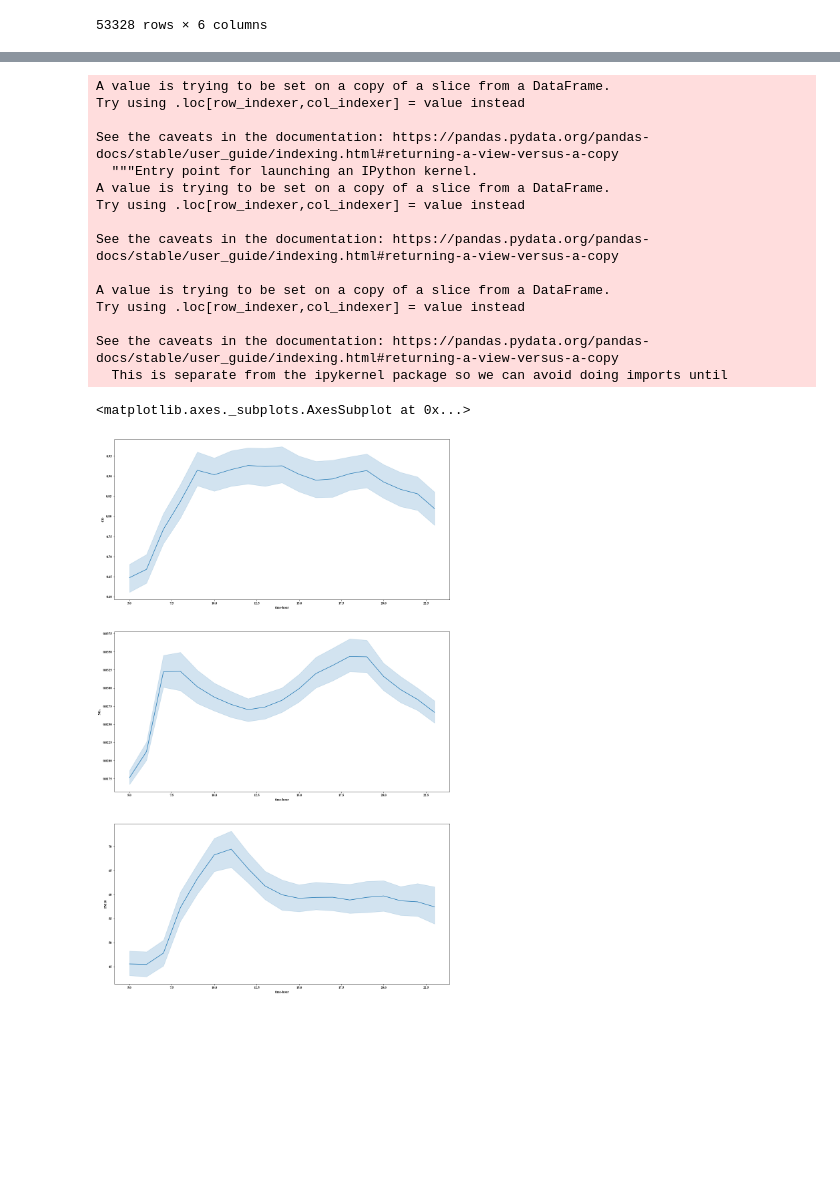
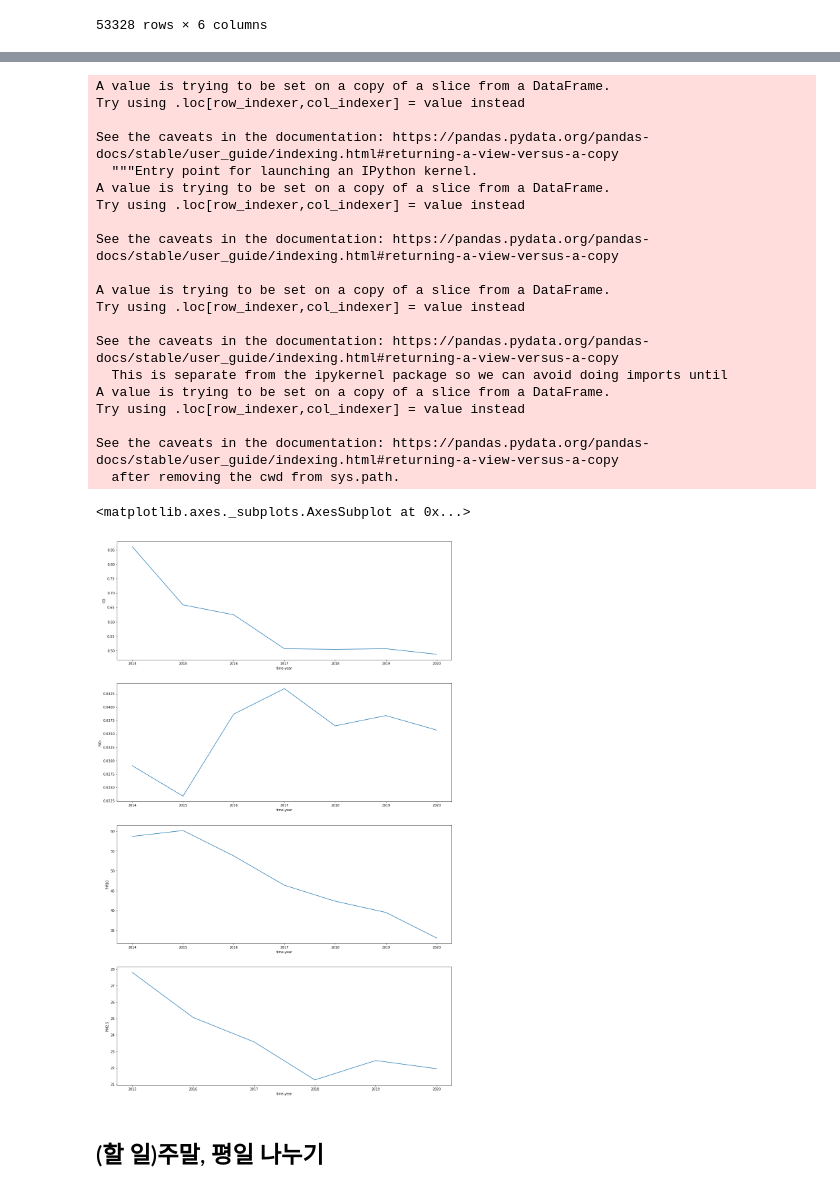
Before and after one commit to tbnsok40/Busan-Subway-Station-Pollutants-data, a Jupyter notebook: [Lab] AQMS 대기 데이터.ipynb, the cells around one changed output, grey strips where cells are left out. Cells and saved outputs as stored; diff of their text form; code cells hidden in the pictures; blank space fills up the shorter version.

```diff
--- a/[Lab] AQMS 대기 데이터.ipynb
+++ b/[Lab] AQMS 대기 데이터.ipynb
@@ -388,0 +346,3 @@ Name: time-hour, Length: 8759, dtype: bool
+# %%
+온천non= (온천['time-hour']<=23) & (온천['time-hour']>=5)
+온천op= (온천['time-hour']>=0) & (온천['time-hour']<5)
@@ -389,7 +362,12 @@ Name: time-hour, Length: 8759, dtype: bool
+# %%
+# 온천op = 온천.loc[온천op]
+온천non = 온천.loc[온천non]
+# 온천non
 # %%
 온천non['CO']=온천non['CO'].apply(pd.to_numeric, errors='coerce')
 온천non['NO₂']=온천non['NO₂'].apply(pd.to_numeric, errors='coerce')
 온천non['PM10']=온천non['PM10'].apply(pd.to_numeric, errors='coerce')
+온천non['PM2.5']=온천non['PM2.5'].apply(pd.to_numeric, errors='coerce')
 # %% [output]
 A value is trying to be set on a copy of a slice from a DataFrame.
 Try using .loc[row_indexer,col_indexer] = value instead
@@ -406,12 +384,21 @@ Try using .loc[row_indexer,col_indexer] = value instead
 
 See the caveats in the documentation: https://pandas.pydata.org/pandas-docs/stable/user_guide/indexing.html#returning-a-view-versus-a-copy
   This is separate from the ipykernel package so we can avoid doing imports until
+A value is trying to be set on a copy of a slice from a DataFrame.
+Try using .loc[row_indexer,col_indexer] = value instead
+
+See the caveats in the documentation: https://pandas.pydata.org/pandas-docs/stable/user_guide/indexing.html#returning-a-view-versus-a-copy
+  after removing the cwd from sys.path.
 # %%
-figure, (ax1,ax2,ax3) = plt.subplots(nrows=3, ncols=1)
+import seaborn as sns
+figure, (ax1,ax2,ax3,ax4) = plt.subplots(nrows=4, ncols=1)
 figure.set_size_inches(18,30)
-sns.lineplot(data=온천non, x='time-hour', y = 'CO', ax = ax1)
-sns.lineplot(data=온천non, x='time-hour', y = 'NO₂', ax = ax2)
-sns.lineplot(data=온천non, x='time-hour', y = 'PM10', ax = ax3)
+sns.lineplot(data=온천non, x='time-year', y = 'CO', ax = ax1, ci=None)
+sns.lineplot(data=온천non, x='time-year', y = 'NO₂', ax = ax2, ci=None)
+sns.lineplot(data=온천non, x='time-year', y = 'PM10', ax = ax3, ci=None)
+sns.lineplot(data=온천non, x='time-year', y = 'PM2.5', ax = ax4, ci=None)
 # %% [output]
 <matplotlib.axes._subplots.AxesSubplot at 0x...>
-[figure, old version]
+[figure, new version]
+# %% [markdown]
+## (할 일)주말, 평일 나누기
```
Also changed, not shown: parts of 20 cells of this notebook.
